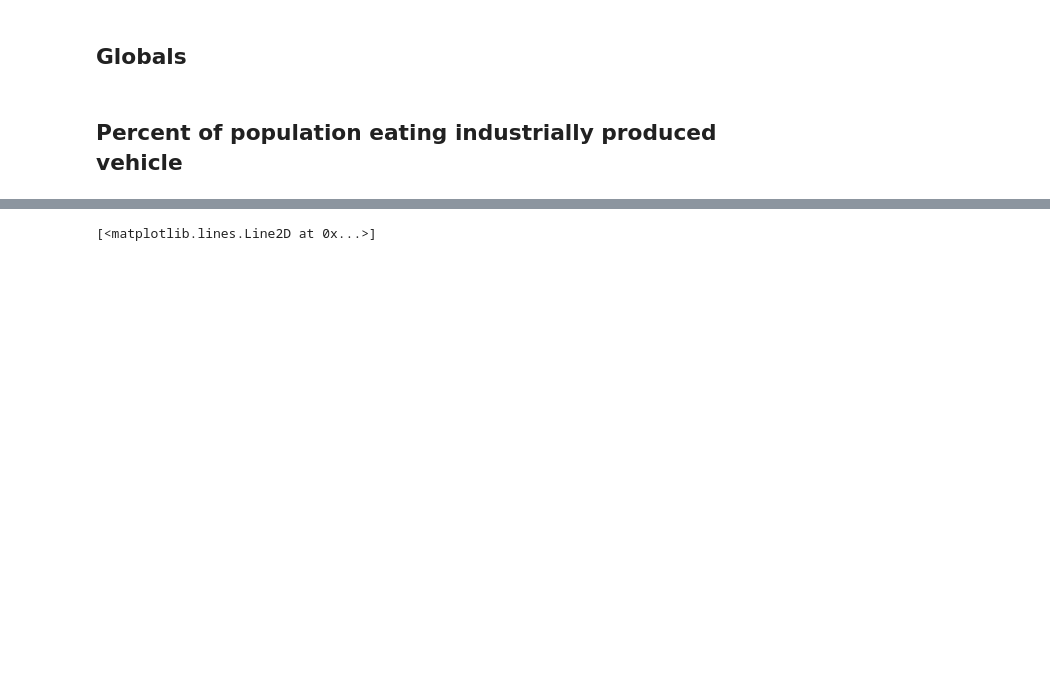
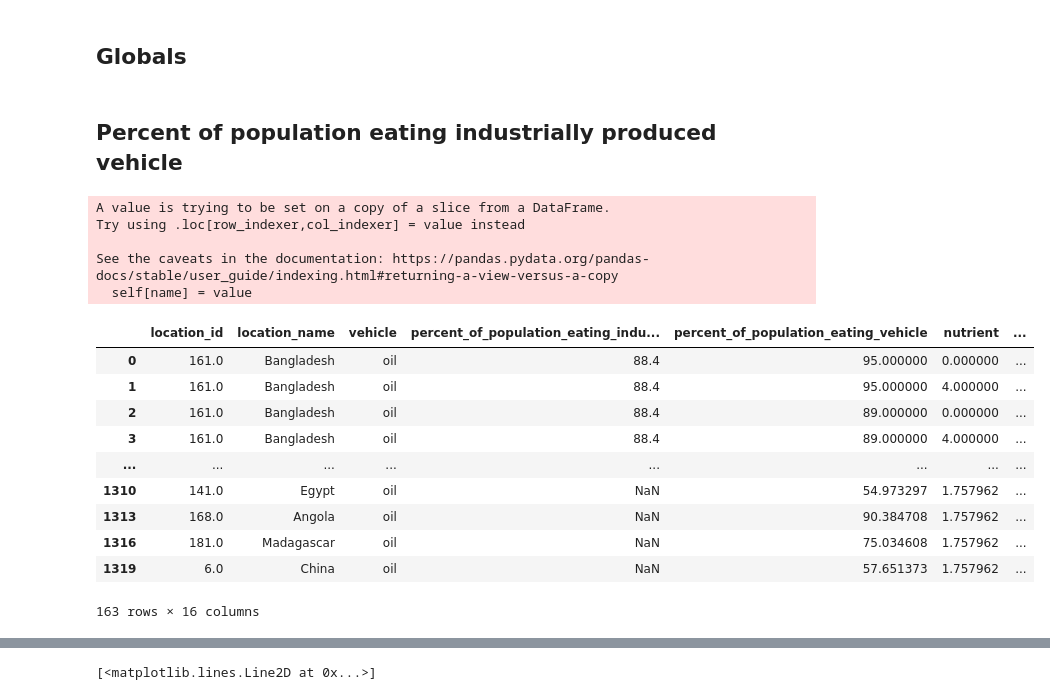
Before and after one commit to ihmeuw/vivarium_research_lsff, a Jupyter notebook: data_prep/gen_outputs/MICE/2021_03_15_pct_pop_eating_fortifiable_gradient_boosted_general.ipynb, the cells around one changed output, grey strips where cells are left out. Saved outputs shown, nothing was run; the diff lists cells and outputs as text; code cells hidden in the pictures; blank space fills up the shorter version.

```diff
--- a/data_prep/gen_outputs/MICE/2021_03_15_pct_pop_eating_fortifiable_gradient_boosted_general.ipynb
+++ b/data_prep/gen_outputs/MICE/2021_03_15_pct_pop_eating_fortifiable_gradient_boosted_general.ipynb
@@ -99,3 +145,40 @@ nut_map = {i:j for (i,j) in zip(df.nutrient.unique(),np.random.choice(nnutrs, si
 # %%
 from sklearn import ensemble
 from sklearn.linear_model import ElasticNet
+# %%
+vehicle = "oil"
+
+s = df[(df.vehicle==vehicle)]
+
+# if we have no data on strongest predictors, drop
+##TODO: TRY DROPPING OTHER COMBOS OF NANS
+keep_these = ~(s.percent_of_population_eating_fortified_vehicle.isna())
+
+##TODO: TRY GUESS MEAN VAL AFTER DROPPING THE ABOVE LINE
+s.nutrient = s.nutrient.map(nut_map)
+s = guess_mean_val(s, grouped_on = 'vehicle', cols = ['percent_of_population_eating_vehicle',
+                                                       'nutrient','percent_of_population_eating_fortified_vehicle',
+                                                       'sodium', 'whole_grains', 'sdi', 'hh_salt',
+                                                       'fao_maize_and_products','fao_rice_and_products',
+                                                       'fao_wheat_and_products', 'fao_oil_all'])
+# %% [output]
+A value is trying to be set on a copy of a slice from a DataFrame.
+Try using .loc[row_indexer,col_indexer] = value instead
+
+See the caveats in the documentation: https://pandas.pydata.org/pandas-docs/stable/user_guide/indexing.html#returning-a-view-versus-a-copy
+  self[name] = value
+# %%
+s[~((s.percent_of_population_eating_industrially_produced_vehicle > s.percent_of_population_eating_vehicle) |
+       (s.percent_of_population_eating_industrially_produced_vehicle < s.percent_of_population_eating_fortified_vehicle))]
+# %% [output]
+|  | location_id | location_name | vehicle | percent_of_population_eating_indu... | percent_of_population_eating_vehicle | nutrient | ... |
+| 0 | 161.0 | Bangladesh | oil | 88.4 | 95.000000 | 0.000000 | ... |
+| 1 | 161.0 | Bangladesh | oil | 88.4 | 95.000000 | 4.000000 | ... |
+| 2 | 161.0 | Bangladesh | oil | 88.4 | 89.000000 | 0.000000 | ... |
+| 3 | 161.0 | Bangladesh | oil | 88.4 | 89.000000 | 4.000000 | ... |
+| ... | ... | ... | ... | ... | ... | ... | ... |
+| 1310 | 141.0 | Egypt | oil | NaN | 54.973297 | 1.757962 | ... |
+| 1313 | 168.0 | Angola | oil | NaN | 90.384708 | 1.757962 | ... |
+| 1316 | 181.0 | Madagascar | oil | NaN | 75.034608 | 1.757962 | ... |
+| 1319 | 6.0 | China | oil | NaN | 57.651373 | 1.757962 | ... |
+163 rows × 16 columns
```
Also changed, not shown: parts of 30 cells of this notebook, 10 other files.
